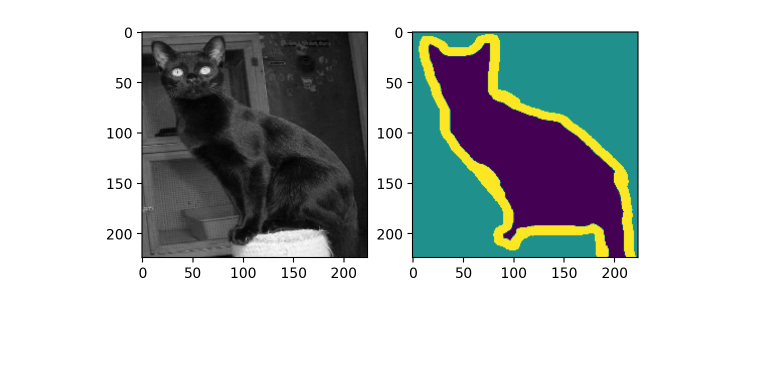
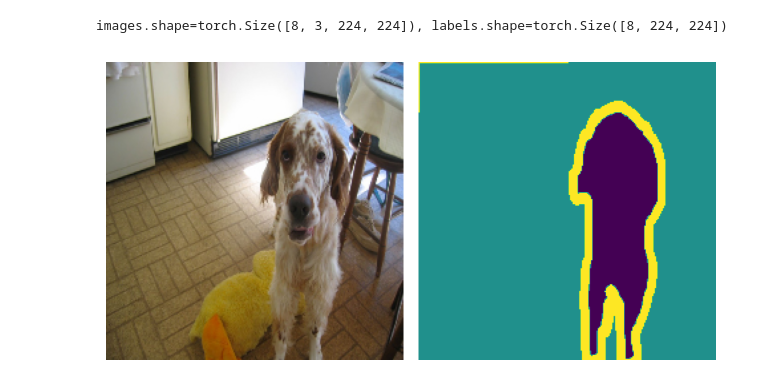
Before and after one commit to nauqs/comp0197-group-project, a Jupyter notebook: playground.ipynb, the cells around one changed output. Cells and saved outputs as stored; diff of their text form; code cells hidden in the pictures; blank space fills up the shorter version.

```diff
--- a/playground.ipynb
+++ b/playground.ipynb
@@ -12,10 +9,17 @@ train_all_ds, train_lab_ds, valid_ds = datasets.create_datasets()
+# %%
+# create dataloaders
+train_all_dl, train_lab_dl, valid_dl = datasets.create_dataloaders()
 # %%
 # plot dataset sample
-image, label = train_all_ds[0]
+images, labels = next(iter(train_all_dl))
+print(f'{images.shape=}, {labels.shape=}')
 fig, axs = plt.subplots(1, 2)
-axs[0].imshow(image[0], cmap='gray') # plotting a single channel since the pixels are normalized
-axs[1].imshow(label)
+axs[0].imshow((images[0]*0.5+0.5).permute(1, 2, 0))
+axs[1].imshow(labels[0])
+for ax in axs: ax.axis('off')
+plt.tight_layout()
 plt.show()
 # %% [output]
+images.shape=torch.Size([8, 3, 224, 224]), labels.shape=torch.Size([8, 224, 224])
-[figure, old version]
+[figure, new version]
 # %%
```
Also changed, not shown: parts of 3 cells of this notebook.
